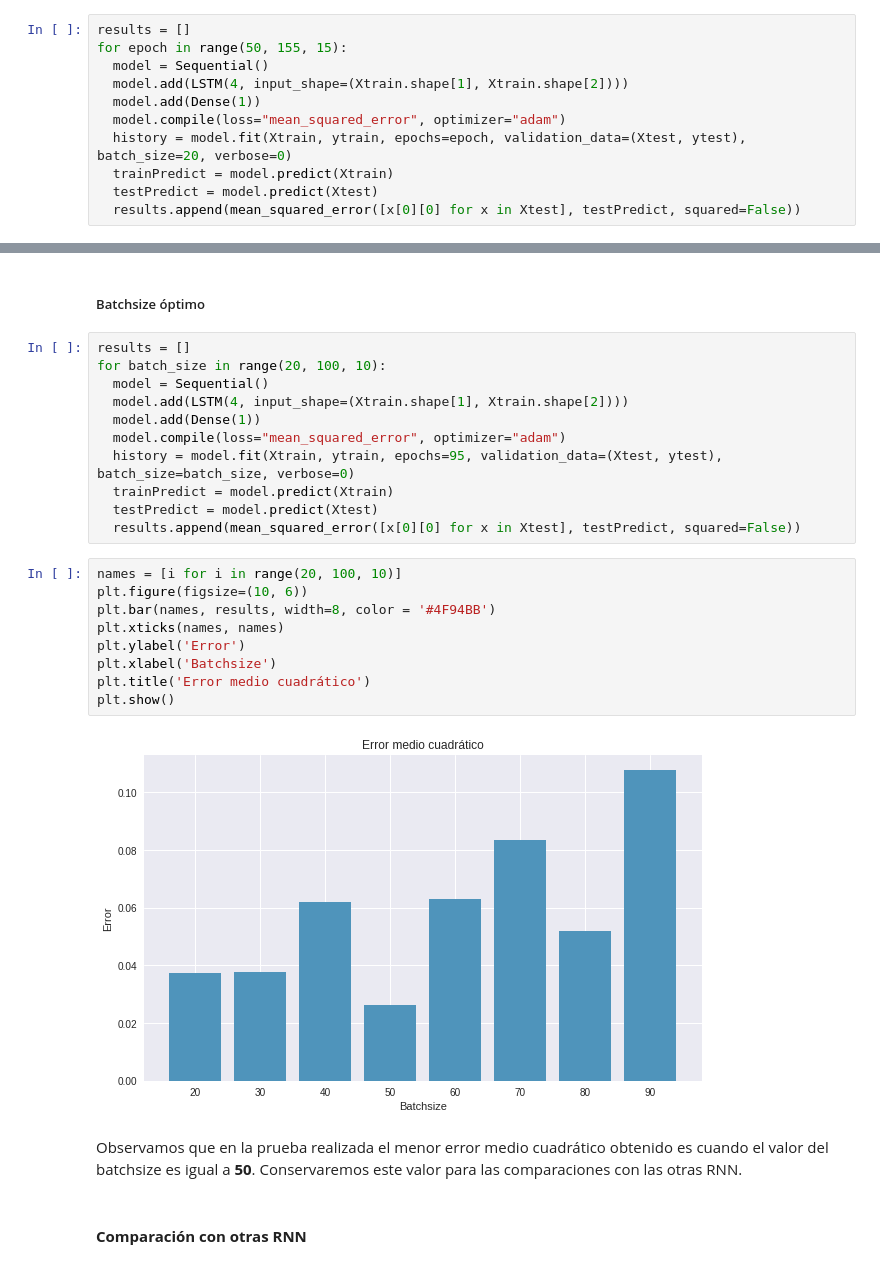
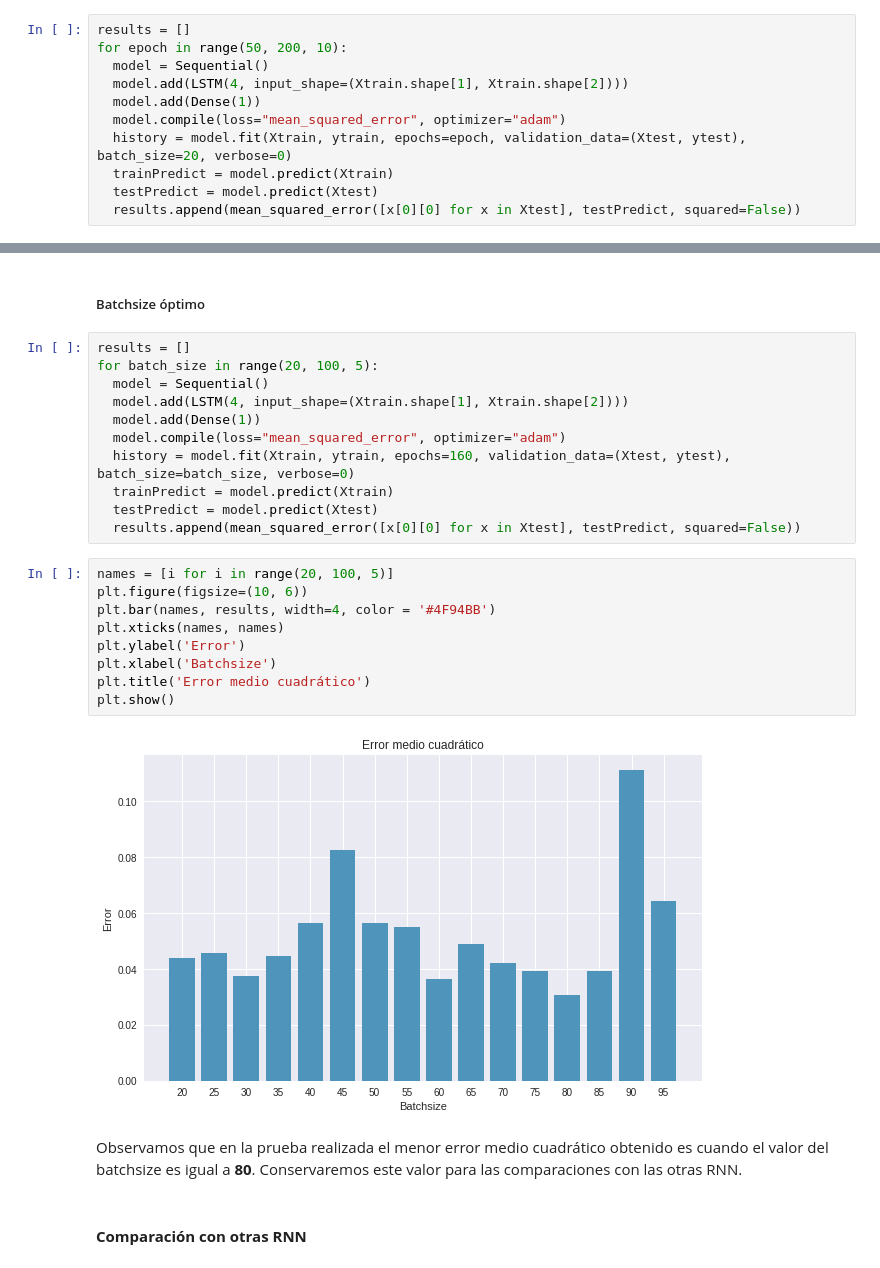
Before and after one commit to E23A48/MachineLearning_LSTM, a Jupyter notebook: TB2_MachineLearning.ipynb, the cells around one changed output, grey strips where cells are left out. Saved outputs shown, nothing was run; the diff lists cells and outputs as text.

```diff
--- a/TB2_MachineLearning.ipynb
+++ b/TB2_MachineLearning.ipynb
@@ -390,7 +390,7 @@ plt.show()
 ##### Época óptima
 # %%
 results = []
-for epoch in range(50, 155, 15):
+for epoch in range(50, 200, 10):
   model = Sequential()
   model.add(LSTM(4, input_shape=(Xtrain.shape[1], Xtrain.shape[2])))
   model.add(Dense(1))
@@ -416,28 +416,28 @@ Observamos que en la prueba realizada la época con menor error medio cuadrátic
 ##### Batchsize óptimo
 # %%
 results = []
-for batch_size in range(20, 100, 10):
+for batch_size in range(20, 100, 5):
   model = Sequential()
   model.add(LSTM(4, input_shape=(Xtrain.shape[1], Xtrain.shape[2])))
   model.add(Dense(1))
   model.compile(loss="mean_squared_error", optimizer="adam")
-  history = model.fit(Xtrain, ytrain, epochs=95, validation_data=(Xtest, ytest), batch_size=batch_size, verbose=0)
+  history = model.fit(Xtrain, ytrain, epochs=160, validation_data=(Xtest, ytest), batch_size=batch_size, verbose=0)
   trainPredict = model.predict(Xtrain)
   testPredict = model.predict(Xtest)
   results.append(mean_squared_error([x[0][0] for x in Xtest], testPredict, squared=False))
 # %%
-names = [i for i in range(20, 100, 10)]
+names = [i for i in range(20, 100, 5)]
 plt.figure(figsize=(10, 6))
-plt.bar(names, results, width=8, color = '#4F94BB')
+plt.bar(names, results, width=4, color = '#4F94BB')
 plt.xticks(names, names)
 plt.ylabel('Error')
 plt.xlabel('Batchsize')
 plt.title('Error medio cuadrático')
 plt.show()
 # %% [output]
-[figure, old version]
+[figure, new version]
 # %% [markdown]
-Observamos que en la prueba realizada el menor error medio cuadrático obtenido es cuando el valor del batchsize es igual a **50**. Conservaremos este valor para las comparaciones con las otras RNN.
+Observamos que en la prueba realizada el menor error medio cuadrático obtenido es cuando el valor del batchsize es igual a **80**. Conservaremos este valor para las comparaciones con las otras RNN.
 # %% [markdown]
 #### **Comparación con otras RNN**
 # %%
```
Also changed, not shown: parts of 10 cells of this notebook.
